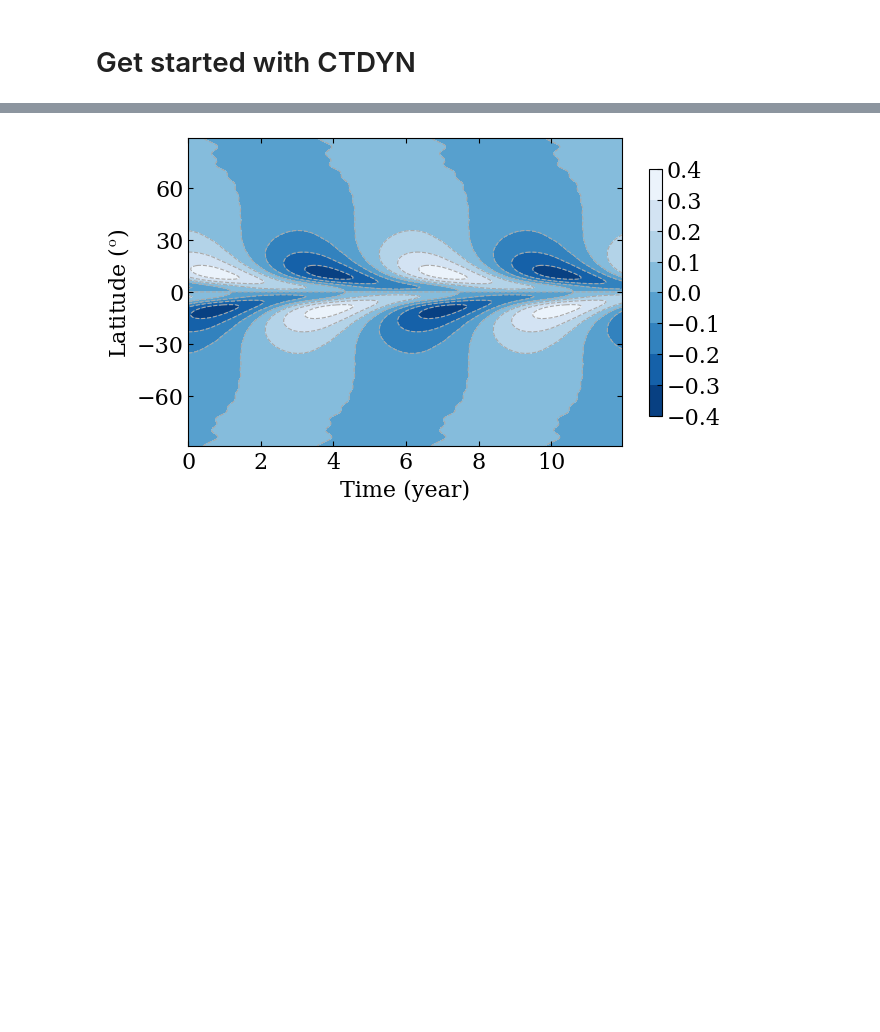
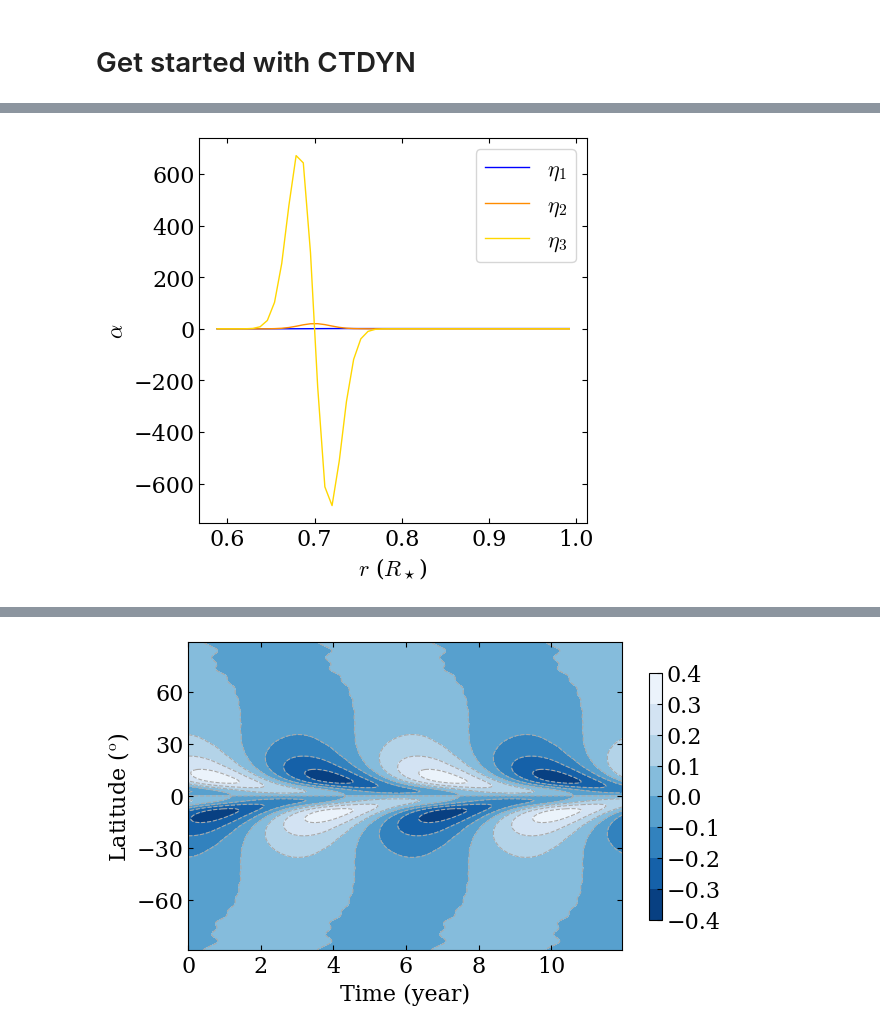
Before and after one commit to sybreton/CTDYN, a Jupyter notebook: notebooks/quickstart.ipynb, the cells around one changed output, grey strips where cells are left out. Saved outputs shown, nothing was run; the diff lists cells and outputs as text; code cells hidden in the pictures; blank space fills up the shorter version.

```diff
--- a/notebooks/quickstart.ipynb
+++ b/notebooks/quickstart.ipynb
@@ -21,0 +30,4 @@ Running CTDYN with input file 'ctdyn_output/inlist_ctdyn'.
+# %%
+fig = dyn.plot_eta (df)
+# %% [output]
+[figure, added]
```
Also changed, not shown: parts of 11 cells of this notebook, 13 other files.
